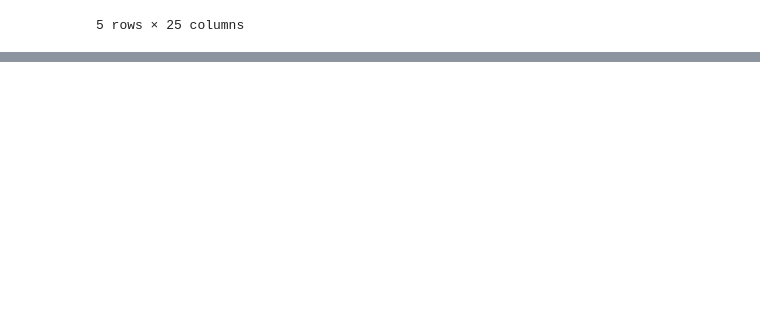
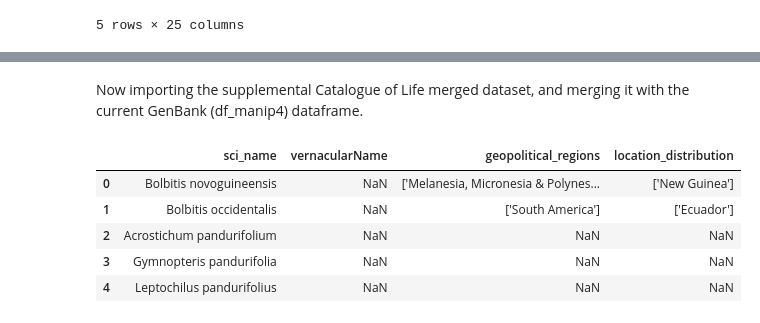
Before and after one commit to dmorl/GenBank_Project, a Jupyter notebook: GenBank_toPandas.ipynb, the cells around one changed output, grey strips where cells are left out. Drawn from its saved outputs; the diff is of its cells as text; code cells hidden in the pictures; blank space fills up the shorter version.

```diff
--- a/GenBank_toPandas.ipynb
+++ b/GenBank_toPandas.ipynb
@@ -9,0 +7,5 @@ df.head()
+# %%
+GenBank_file = 'polypodiales_GenBankextraction.csv'
+CatalogueLife_file = 'poly_cataloguelife.csv'
+merged_dataset = "poly_merged_dataset.csv"
+final_dataset = "poly_final_dataset.csv"
@@ -197,0 +198,15 @@ df_manip4
+# %% [markdown]
+Now importing the supplemental Catalogue of Life merged dataset, and merging it with the current GenBank (df_manip4) dataframe.
+# %%
+#importing supplemental dataset and reading it into pandas
+infile_CatLife = open(CatalogueLife_file, 'r')
+df_supp = pd.read_csv(infile_CatLife)
+df_supp.drop(columns=['Unnamed: 0'], inplace=True)
+df_supp.head()
+# %% [output]
+|  | sci_name | vernacularName | geopolitical_regions | location_distribution |
+| 0 | Bolbitis novoguineensis | NaN | ['Melanesia, Micronesia & Polynes... | ['New Guinea'] |
+| 1 | Bolbitis occidentalis | NaN | ['South America'] | ['Ecuador'] |
+| 2 | Acrostichum pandurifolium | NaN | NaN | NaN |
+| 3 | Gymnopteris pandurifolia | NaN | NaN | NaN |
+| 4 | Leptochilus pandurifolius | NaN | NaN | NaN |
```
Also changed, not shown: parts of 16 cells of this notebook, 1 other file.
